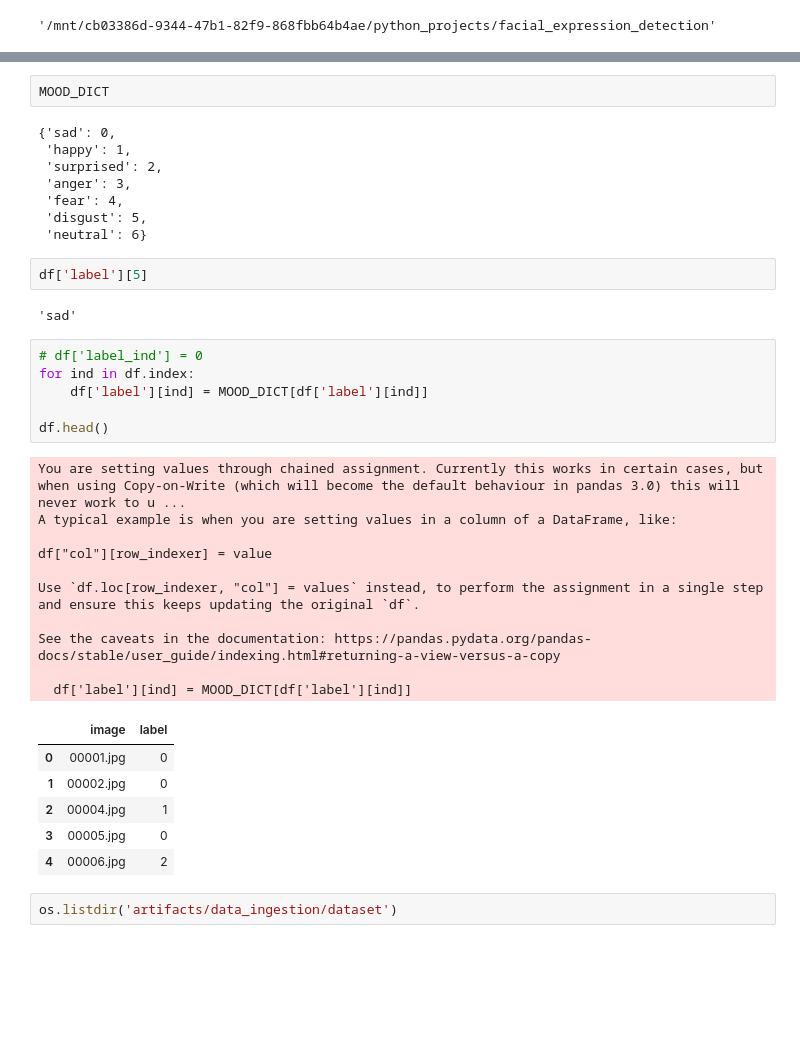
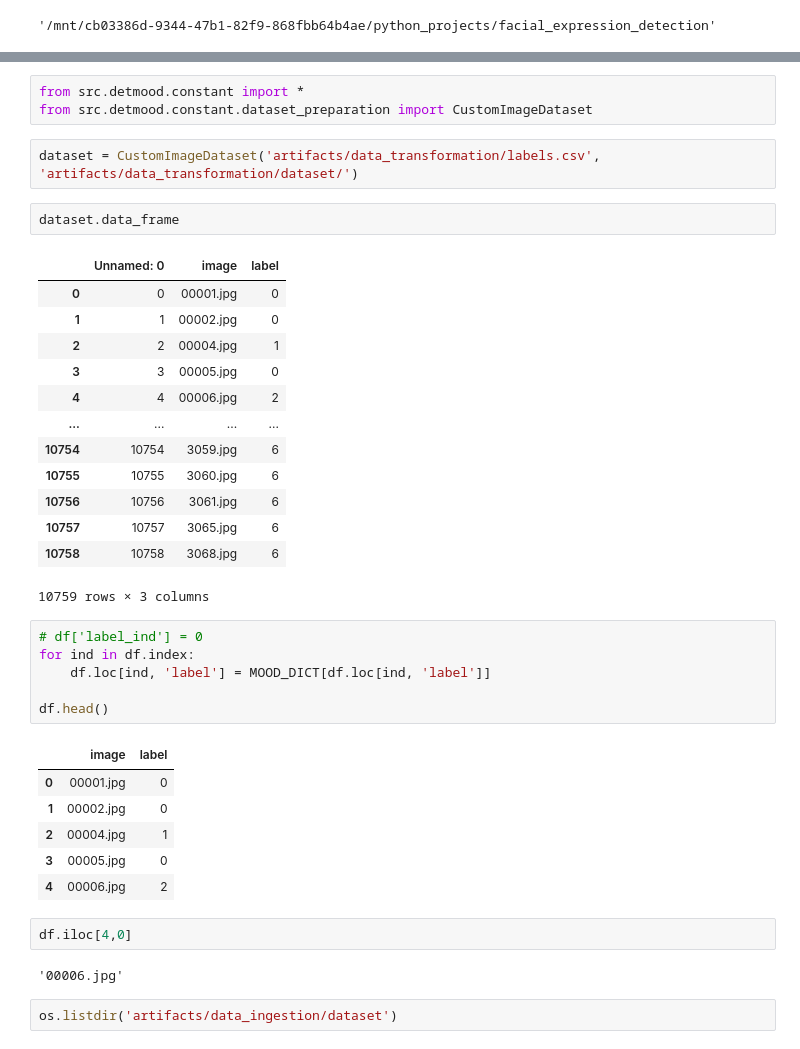
Before and after one commit to Pmilivojevic/facial_expression_detection, a Jupyter notebook: research/trials.ipynb, the cells around one changed output, grey strips where cells are left out. Saved outputs shown, nothing was run; the diff lists cells and outputs as text; blank space fills up the shorter version.

```diff
--- a/research/trials.ipynb
+++ b/research/trials.ipynb
@@ -29,40 +26,41 @@ df = pd.read_csv('artifacts/data_ingestion/labels.csv')
-# %%
-MOOD_DICT
-# %% [output]
-{'sad': 0,
- 'happy': 1,
- 'surprised': 2,
- 'anger': 3,
- 'fear': 4,
- 'disgust': 5,
- 'neutral': 6}
-# %%
-df['label'][5]
-# %% [output]
-'sad'
+# %%
+from src.detmood.constant import *
+from src.detmood.constant.dataset_preparation import CustomImageDataset
+# %%
+dataset = CustomImageDataset('artifacts/data_transformation/labels.csv', 'artifacts/data_transformation/dataset/')
+# %%
+dataset.data_frame
+# %% [output]
+|  | Unnamed: 0 | image | label |
+| 0 | 0 | 00001.jpg | 0 |
+| 1 | 1 | 00002.jpg | 0 |
+| 2 | 2 | 00004.jpg | 1 |
+| 3 | 3 | 00005.jpg | 0 |
+| 4 | 4 | 00006.jpg | 2 |
+| ... | ... | ... | ... |
+| 10754 | 10754 | 3059.jpg | 6 |
+| 10755 | 10755 | 3060.jpg | 6 |
+| 10756 | 10756 | 3061.jpg | 6 |
+| 10757 | 10757 | 3065.jpg | 6 |
+| 10758 | 10758 | 3068.jpg | 6 |
+10759 rows × 3 columns
 # %%
 # df['label_ind'] = 0
 for ind in df.index:
-    df['label'][ind] = MOOD_DICT[df['label'][ind]]
+    df.loc[ind, 'label'] = MOOD_DICT[df.loc[ind, 'label']]
 
 df.head()
 # %% [output]
-You are setting values through chained assignment. Currently this works in certain cases, but when using Copy-on-Write (which will become the default behaviour in pandas 3.0) this will never work to u ...
-A typical example is when you are setting values in a column of a DataFrame, like:
-
-df["col"][row_indexer] = value
-
-Use `df.loc[row_indexer, "col"] = values` instead, to perform the assignment in a single step and ensure this keeps updating the original `df`.
-
-See the caveats in the documentation: https://pandas.pydata.org/pandas-docs/stable/user_guide/indexing.html#returning-a-view-versus-a-copy
-
-  df['label'][ind] = MOOD_DICT[df['label'][ind]]
 |  | image | label |
 | 0 | 00001.jpg | 0 |
 | 1 | 00002.jpg | 0 |
 | 2 | 00004.jpg | 1 |
 | 3 | 00005.jpg | 0 |
 | 4 | 00006.jpg | 2 |
+# %%
+df.iloc[4,0]
+# %% [output]
+'00006.jpg'
 # %%
 os.listdir('artifacts/data_ingestion/dataset')
 # %%
```
Also changed, not shown: parts of 11 cells of this notebook, 14 other files.
